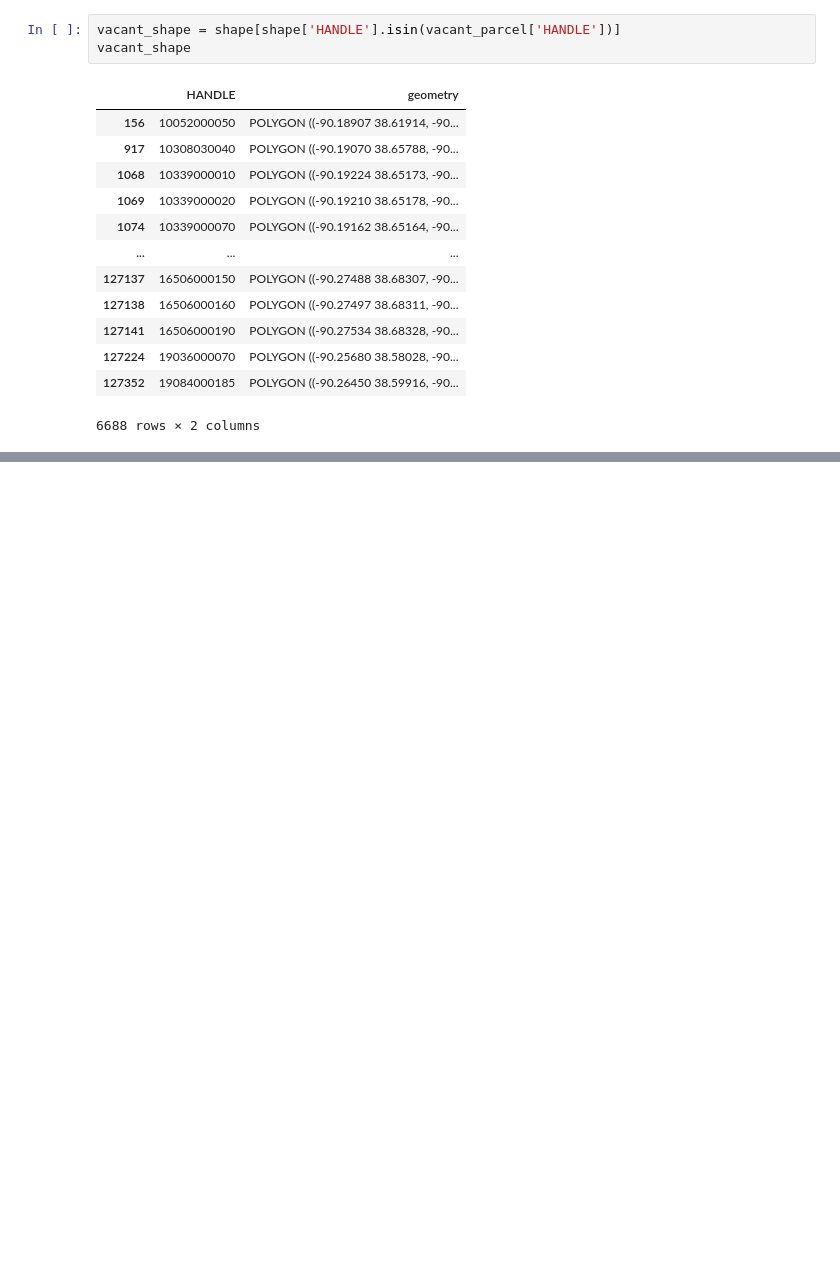
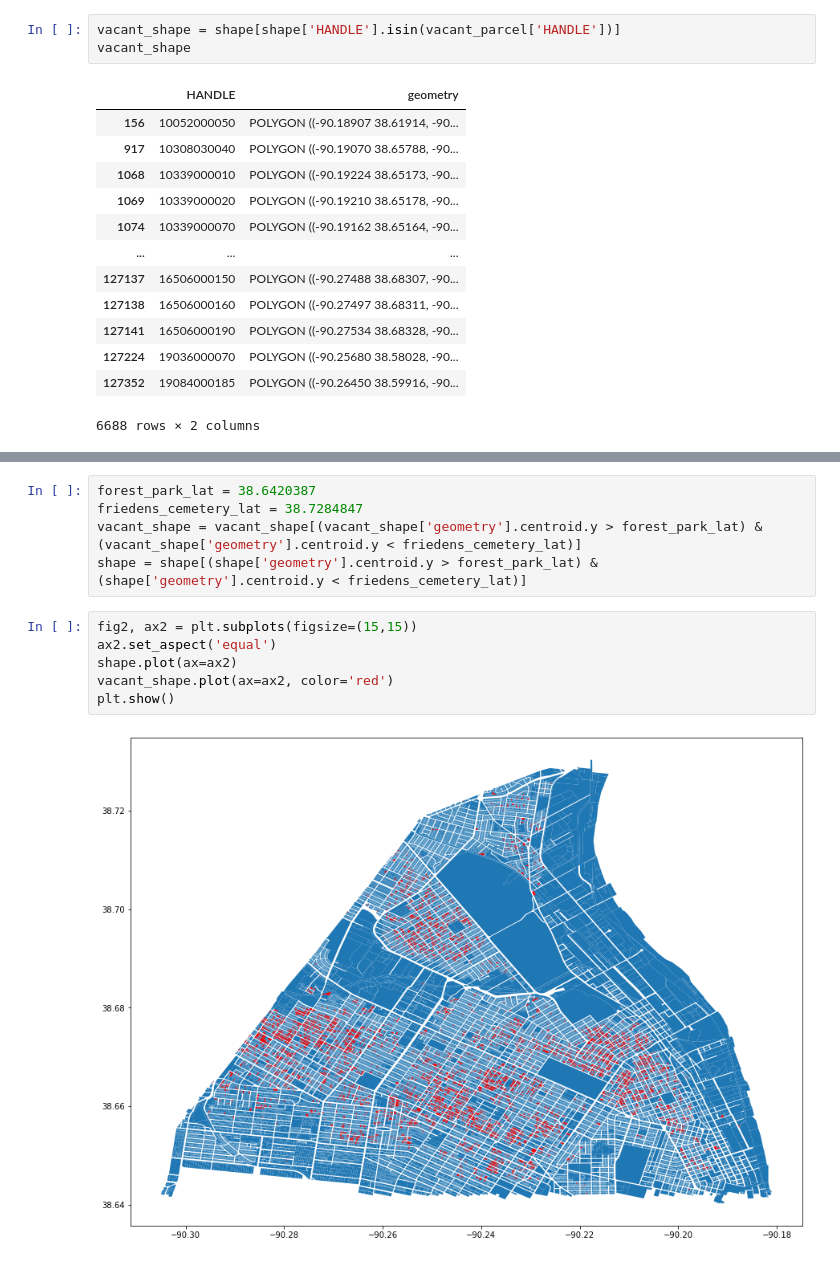
Before and after one commit to fangchenli/stl-lra-analysis, a Jupyter notebook: notebook/eda.ipynb, the cells around one changed output, grey strips where cells are left out. Saved outputs shown, nothing was run; the diff lists cells and outputs as text; blank space fills up the shorter version.

```diff
--- a/notebook/eda.ipynb
+++ b/notebook/eda.ipynb
@@ -140,0 +121,13 @@ plt.show()
+# %%
+forest_park_lat = 38.6420387
+friedens_cemetery_lat = 38.7284847
+vacant_shape = vacant_shape[(vacant_shape['geometry'].centroid.y > forest_park_lat) & (vacant_shape['geometry'].centroid.y < friedens_cemetery_lat)]
+shape = shape[(shape['geometry'].centroid.y > forest_park_lat) & (shape['geometry'].centroid.y < friedens_cemetery_lat)]
+# %%
+fig2, ax2 = plt.subplots(figsize=(15,15))
+ax2.set_aspect('equal')
+shape.plot(ax=ax2)
+vacant_shape.plot(ax=ax2, color='red')
+plt.show()
+# %% [output]
+[figure, added]
```
Also changed, not shown: parts of 4 cells of this notebook.
